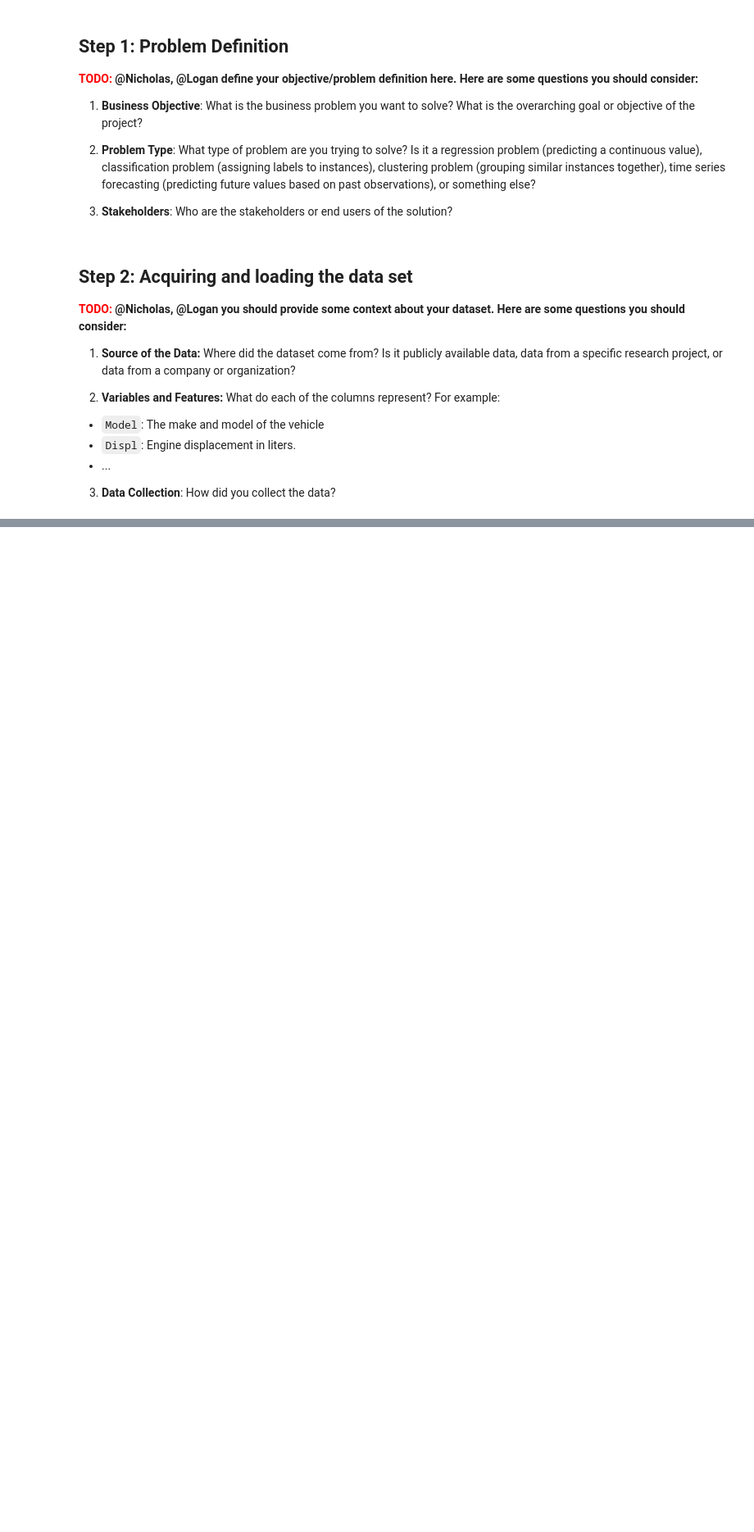
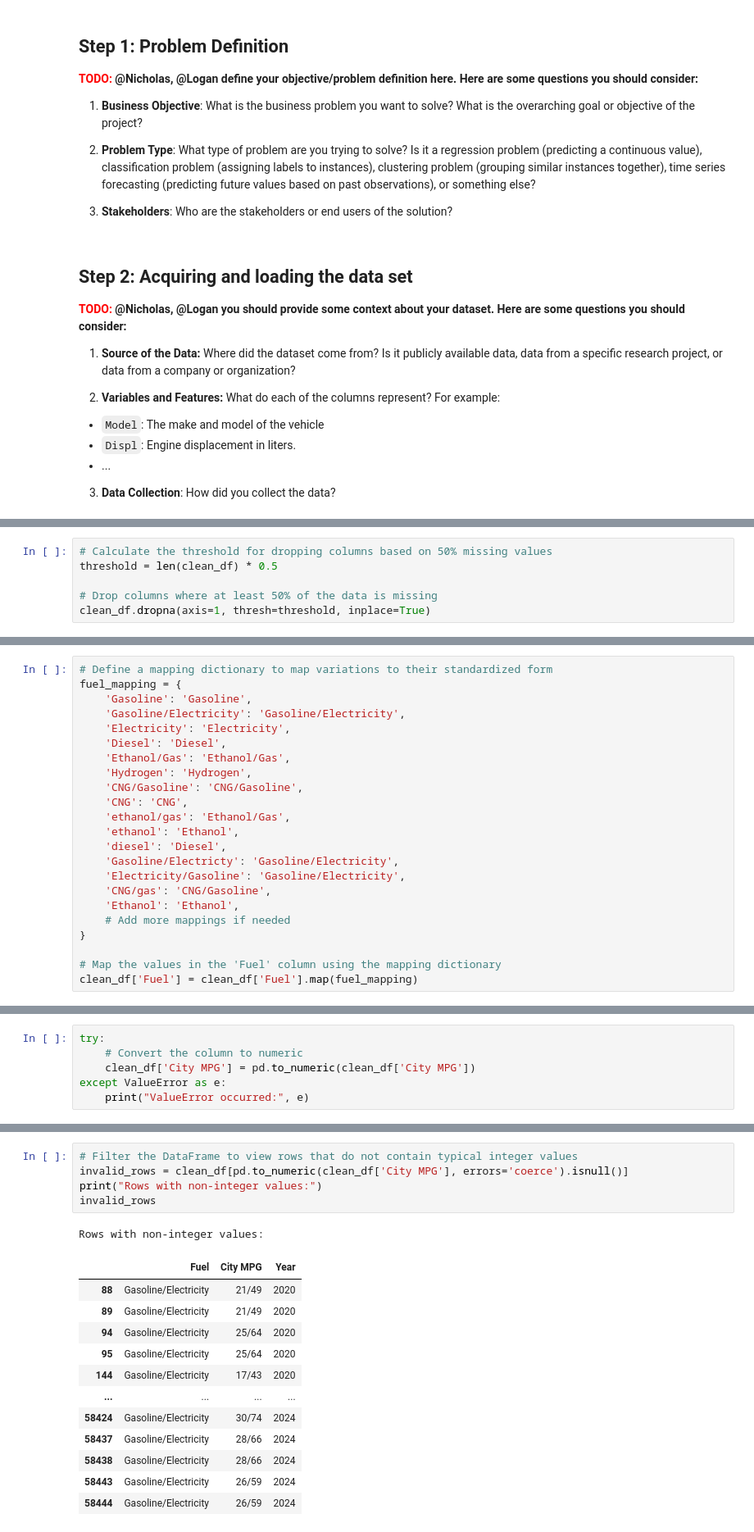
Before and after one commit to 4GeeksAcademy/World-Data-Final-Project, a Jupyter notebook: src/exploreclean_feedback.ipynb, the cells around one changed output, grey strips where cells are left out. Shown at 82% size. Cells and saved outputs as stored; diff of their text form; blank space fills up the shorter version.

```diff
--- a/src/exploreclean_feedback.ipynb
+++ b/src/exploreclean_feedback.ipynb
@@ -364,0 +163,6 @@ TypeError: Encoders require their input argument must be uniformly strings or nu
+# %%
+# Calculate the threshold for dropping columns based on 50% missing values
+threshold = len(clean_df) * 0.5
+
+# Drop columns where at least 50% of the data is missing
+clean_df.dropna(axis=1, thresh=threshold, inplace=True)
@@ -364,0 +194,23 @@ TypeError: Encoders require their input argument must be uniformly strings or nu
+# %%
+# Define a mapping dictionary to map variations to their standardized form
+fuel_mapping = {
+    'Gasoline': 'Gasoline',
+    'Gasoline/Electricity': 'Gasoline/Electricity',
+    'Electricity': 'Electricity',
+    'Diesel': 'Diesel',
+    'Ethanol/Gas': 'Ethanol/Gas',
+    'Hydrogen': 'Hydrogen',
+    'CNG/Gasoline': 'CNG/Gasoline',
+    'CNG': 'CNG',
+    'ethanol/gas': 'Ethanol/Gas',
+    'ethanol': 'Ethanol',
+    'diesel': 'Diesel',
+    'Gasoline/Electricty': 'Gasoline/Electricity',
+    'Electricity/Gasoline': 'Gasoline/Electricity',
+    'CNG/gas': 'CNG/Gasoline',
+    'Ethanol': 'Ethanol',
+    # Add more mappings if needed
+}
+
+# Map the values in the 'Fuel' column using the mapping dictionary
+clean_df['Fuel'] = clean_df['Fuel'].map(fuel_mapping)
@@ -364,0 +234,6 @@ TypeError: Encoders require their input argument must be uniformly strings or nu
+# %%
+try:
+    # Convert the column to numeric
+    clean_df['City MPG'] = pd.to_numeric(clean_df['City MPG'])
+except ValueError as e:
+    print("ValueError occurred:", e)
@@ -364,0 +244,19 @@ TypeError: Encoders require their input argument must be uniformly strings or nu
+# %%
+# Filter the DataFrame to view rows that do not contain typical integer values
+invalid_rows = clean_df[pd.to_numeric(clean_df['City MPG'], errors='coerce').isnull()]
+print("Rows with non-integer values:")
+invalid_rows
+# %% [output]
+Rows with non-integer values:
+|  | Fuel | City MPG | Year |
+| 88 | Gasoline/Electricity | 21/49 | 2020 |
+| 89 | Gasoline/Electricity | 21/49 | 2020 |
+| 94 | Gasoline/Electricity | 25/64 | 2020 |
+| 95 | Gasoline/Electricity | 25/64 | 2020 |
+| 144 | Gasoline/Electricity | 17/43 | 2020 |
+| ... | ... | ... | ... |
+| 58424 | Gasoline/Electricity | 30/74 | 2024 |
+| 58437 | Gasoline/Electricity | 28/66 | 2024 |
+| 58438 | Gasoline/Electricity | 28/66 | 2024 |
+| 58443 | Gasoline/Electricity | 26/59 | 2024 |
+| 58444 | Gasoline/Electricity | 26/59 | 2024 |
```
Also changed, not shown: parts of 71 cells of this notebook, 25 other files.
